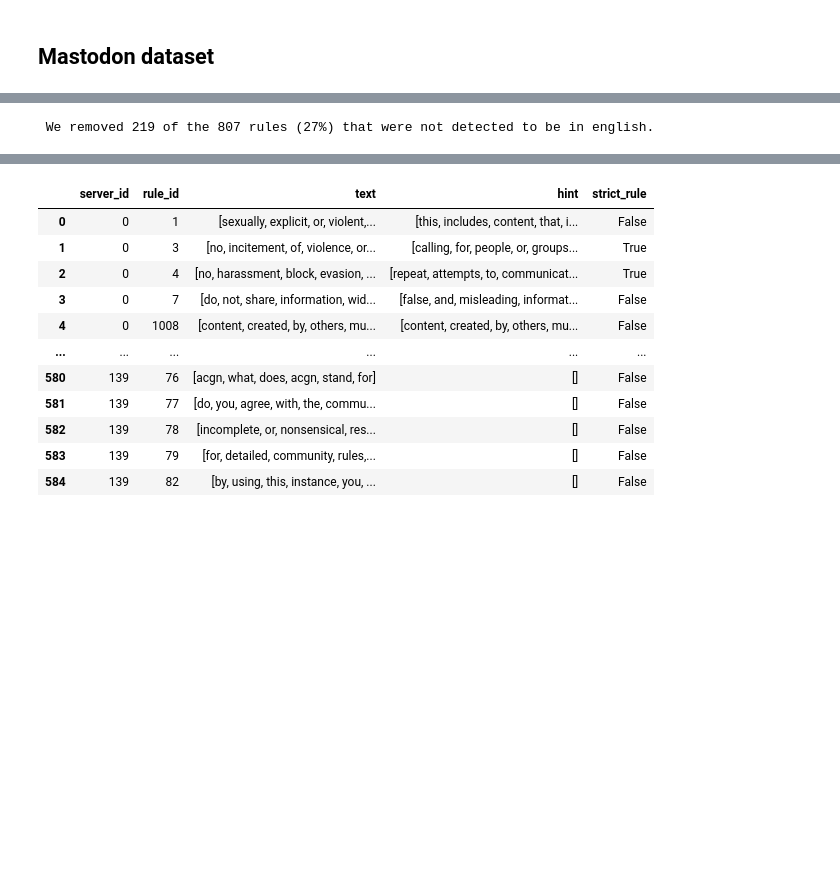
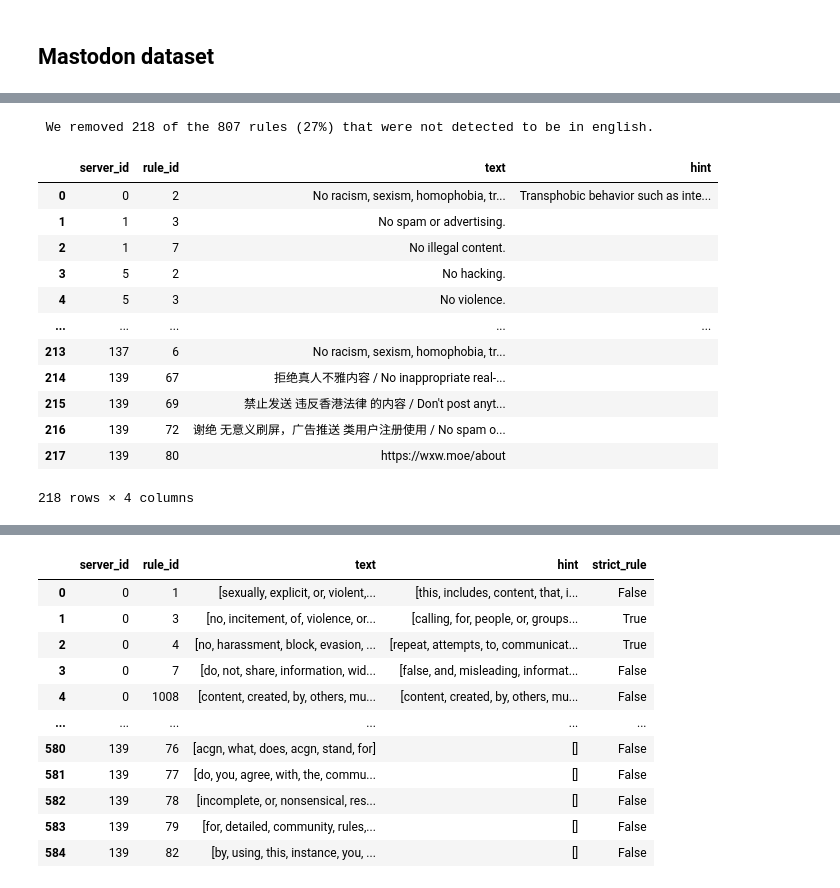
Before and after one commit to fht-epfl/socialmedia_project, a Jupyter notebook: analysis/NLP_analysis_rules.ipynb, the cells around one changed output, grey strips where cells are left out. Saved outputs shown, nothing was run; the diff lists cells and outputs as text; code cells hidden in the pictures; blank space fills up the shorter version.

```diff
--- a/analysis/NLP_analysis_rules.ipynb
+++ b/analysis/NLP_analysis_rules.ipynb
@@ -184,9 +161,25 @@ rules
 # %%
 # remove rules that are not written in english
-df_english = rules[rules['text'].apply(utils.is_english)].reset_index(drop=True)
+mastodon_rules_english, mastodon_rules_non_english, valid = mastodon.take_english_rules_only()
 
-non_english_rules_pourcentage = 100 * (rules.shape[0] - df_english.shape[0]) / rules.shape[0]
+non_english_rules_pourcentage = 100 * (mastodon_rules.shape[0] - mastodon_rules_english.shape[0]) / mastodon_rules.shape[0]
 
-print(f" We removed {rules.shape[0] - df_english.shape[0]} of the {rules.shape[0]} rules ({non_english_rules_pourcentage:.0f}%) that were not detected to be in english.")
+print(f" We removed {mastodon_rules.shape[0] - mastodon_rules_english.shape[0]} of the {mastodon_rules.shape[0]} rules ({non_english_rules_pourcentage:.0f}%) that were not detected to be in english.")
 # %% [output]
- We removed 219 of the 807 rules (27%) that were not detected to be in english.
+ We removed 218 of the 807 rules (27%) that were not detected to be in english.
+# %%
+mastodon_rules_non_english
+# %% [output]
+|  | server_id | rule_id | text | hint |
+| 0 | 0 | 2 | No racism, sexism, homophobia, tr... | Transphobic behavior such as inte... |
+| 1 | 1 | 3 | No spam or advertising. |  |
+| 2 | 1 | 7 | No illegal content. |  |
+| 3 | 5 | 2 | No hacking. |  |
+| 4 | 5 | 3 | No violence. |  |
+| ... | ... | ... | ... | ... |
+| 213 | 137 | 6 | No racism, sexism, homophobia, tr... |  |
+| 214 | 139 | 67 | 拒绝真人不雅内容 / No inappropriate real-... |  |
+| 215 | 139 | 69 | 禁止发送 违反香港法律 的内容 / Don't post anyt... |  |
+| 216 | 139 | 72 | 谢绝 无意义刷屏，广告推送 类用户注册使用 / No spam o... |  |
+| 217 | 139 | 80 | https://wxw.moe/about |  |
+218 rows × 4 columns
```
Also changed, not shown: parts of 14 cells of this notebook, 1 other file.
